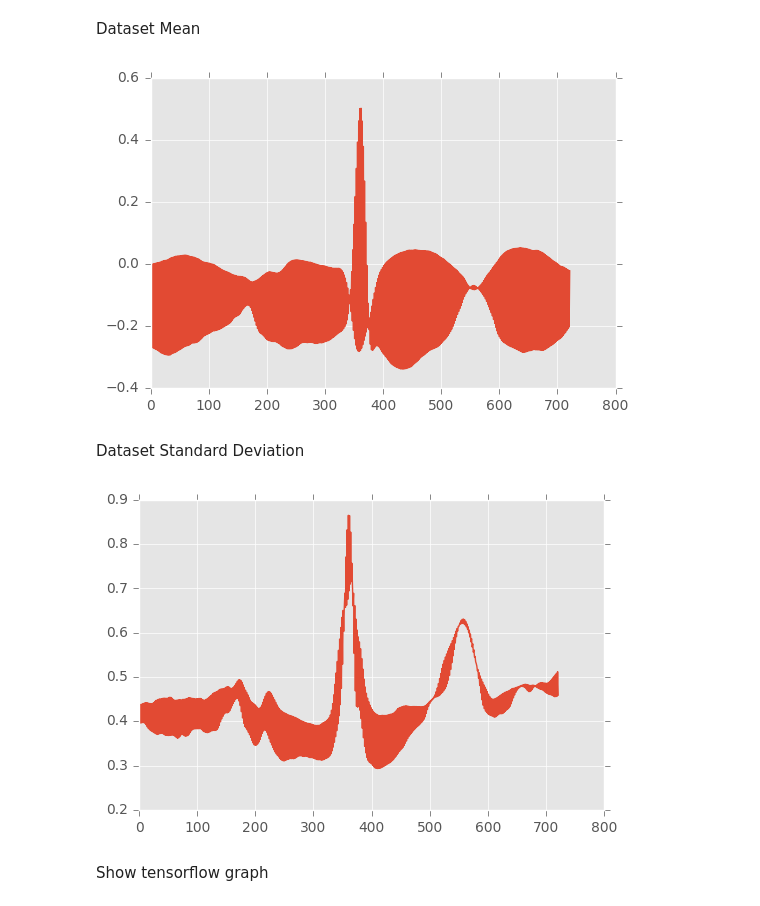
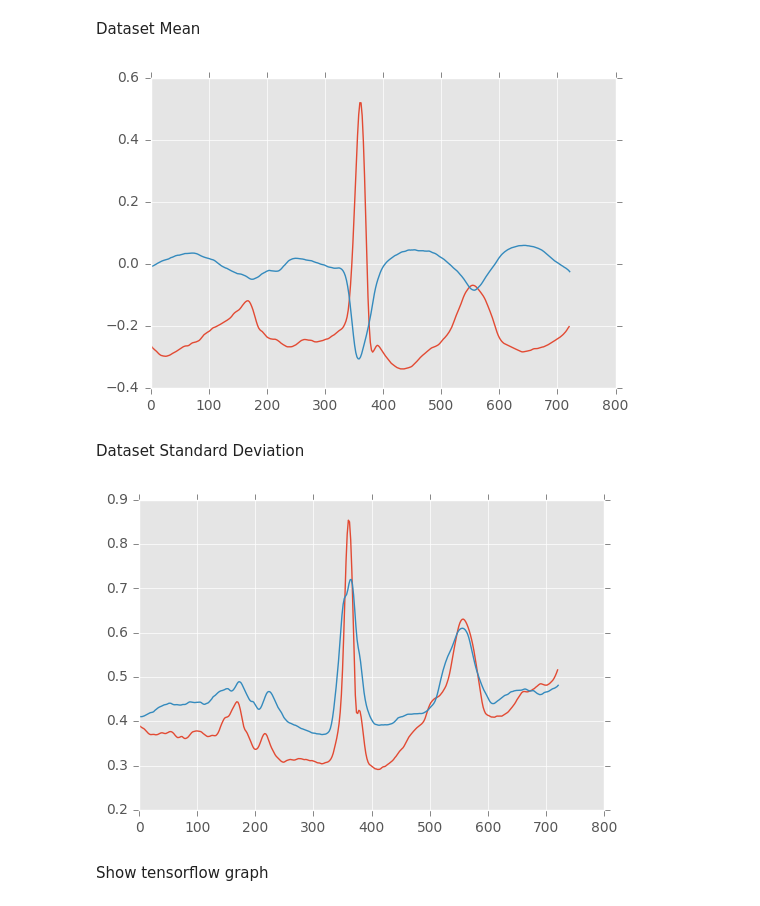
Before and after one commit to predmach/cognitive_wfdb, a Jupyter notebook: juypter/cog_wfdb-dnn.ipynb, the cells around one changed output. Cells and saved outputs as stored; diff of their text form; code cells hidden in the pictures.

```diff
--- a/juypter/cog_wfdb-dnn.ipynb
+++ b/juypter/cog_wfdb-dnn.ipynb
@@ -64,18 +66,20 @@ isolate_millivolt_features....
 Dataset Mean
 # %%
 mean_row = np.mean(milivoltFeatures, axis=0)
-plt.plot(mean_row)
+plt.plot(mean_row[0::2])
+plt.plot(mean_row[1::2])
 plt.show()
 # %% [output]
-[figure, old version]
+[figure, new version]
 # %% [markdown]
 Dataset Standard Deviation
 # %%
 std_row = np.std(milivoltFeatures, axis=0)
-plt.plot(std_row)
+plt.plot(std_row[0::2])
+plt.plot(std_row[1::2])
 plt.show()
 # %% [output]
-[figure, old version]
+[figure, new version]
 # %%
 def draw_confusion_matrices(confusion_matricies,class_names):
     import matplotlib.pyplot as plt
```
Also changed, not shown: parts of 10 cells of this notebook, 2 other files.
